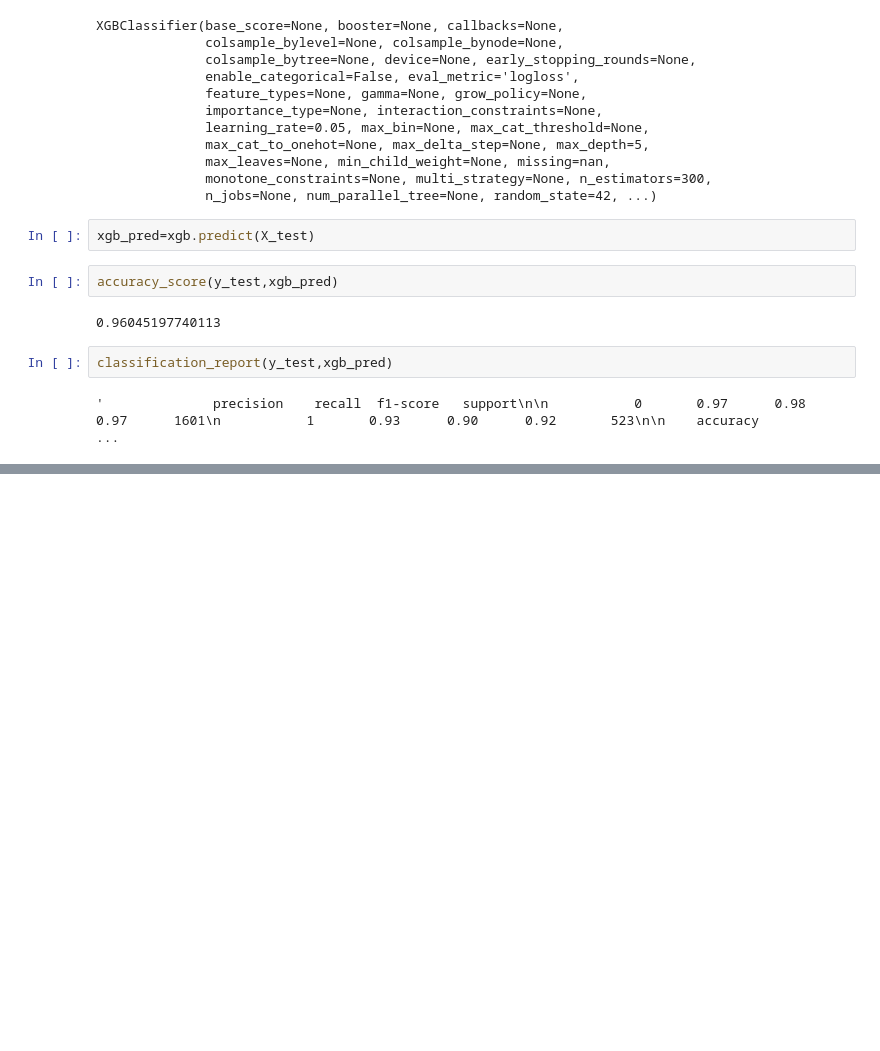
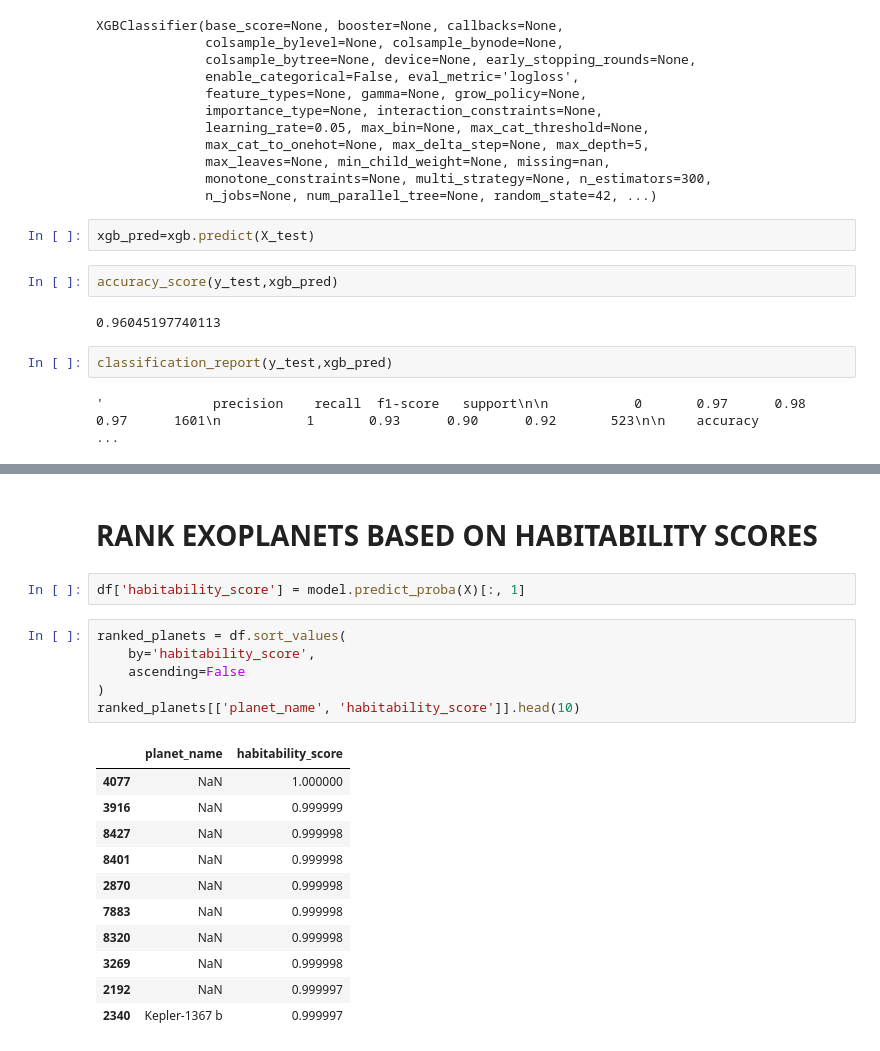
Before and after one commit to Khwa678/NASA-Exoplanetory, a Jupyter notebook: nasa-exoplanetory.ipynb, the cells around one changed output, grey strips where cells are left out. Drawn from its saved outputs; the diff is of its cells as text; blank space fills up the shorter version.

Commit message:
Kaggle Notebook | NASA exoplanetory | Version 14

```diff
--- a/nasa-exoplanetory.ipynb
+++ b/nasa-exoplanetory.ipynb
@@ -989,0 +1023,22 @@ classification_report(y_test,xgb_pred)
+# %% [markdown]
+# RANK EXOPLANETS BASED ON HABITABILITY SCORES
+# %%
+df['habitability_score'] = model.predict_proba(X)[:, 1]
+# %%
+ranked_planets = df.sort_values(
+    by='habitability_score',
+    ascending=False
+)
+ranked_planets[['planet_name', 'habitability_score']].head(10)
+# %% [output]
+|  | planet_name | habitability_score |
+| 4077 | NaN | 1.000000 |
+| 3916 | NaN | 0.999999 |
+| 8427 | NaN | 0.999998 |
+| 8401 | NaN | 0.999998 |
+| 2870 | NaN | 0.999998 |
+| 7883 | NaN | 0.999998 |
+| 8320 | NaN | 0.999998 |
+| 3269 | NaN | 0.999998 |
+| 2192 | NaN | 0.999997 |
+| 2340 | Kepler-1367 b | 0.999997 |
```
Also changed, not shown: parts of 7 cells of this notebook.
